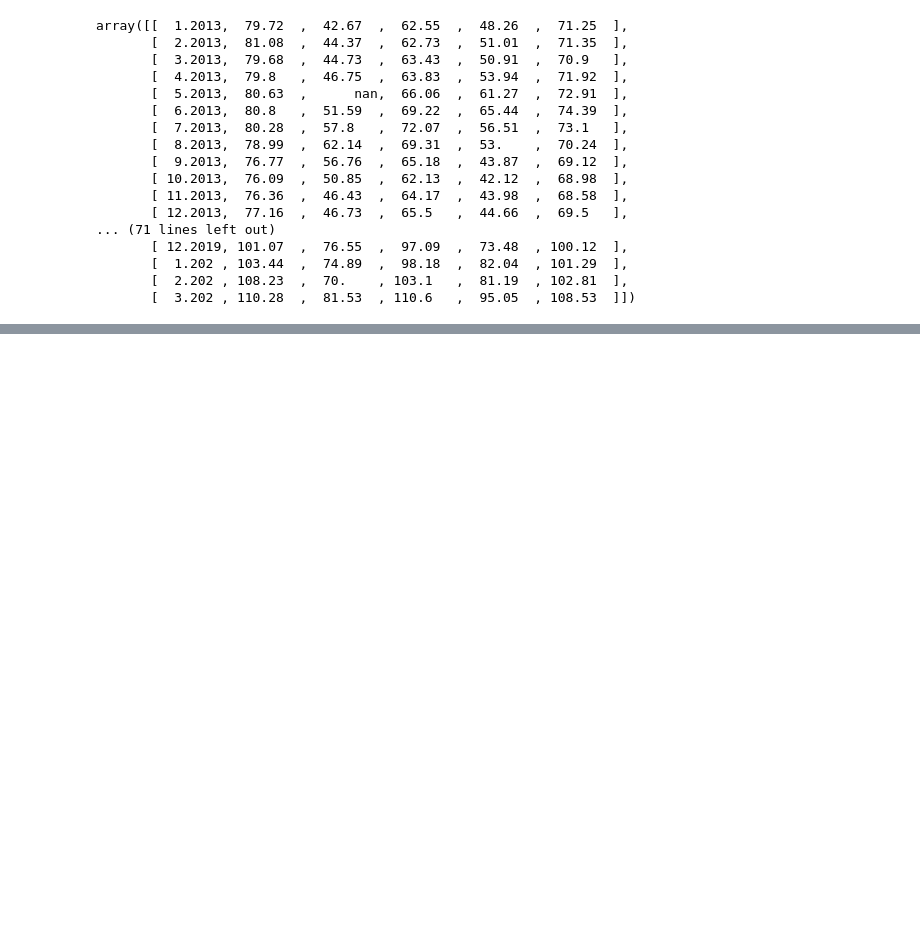
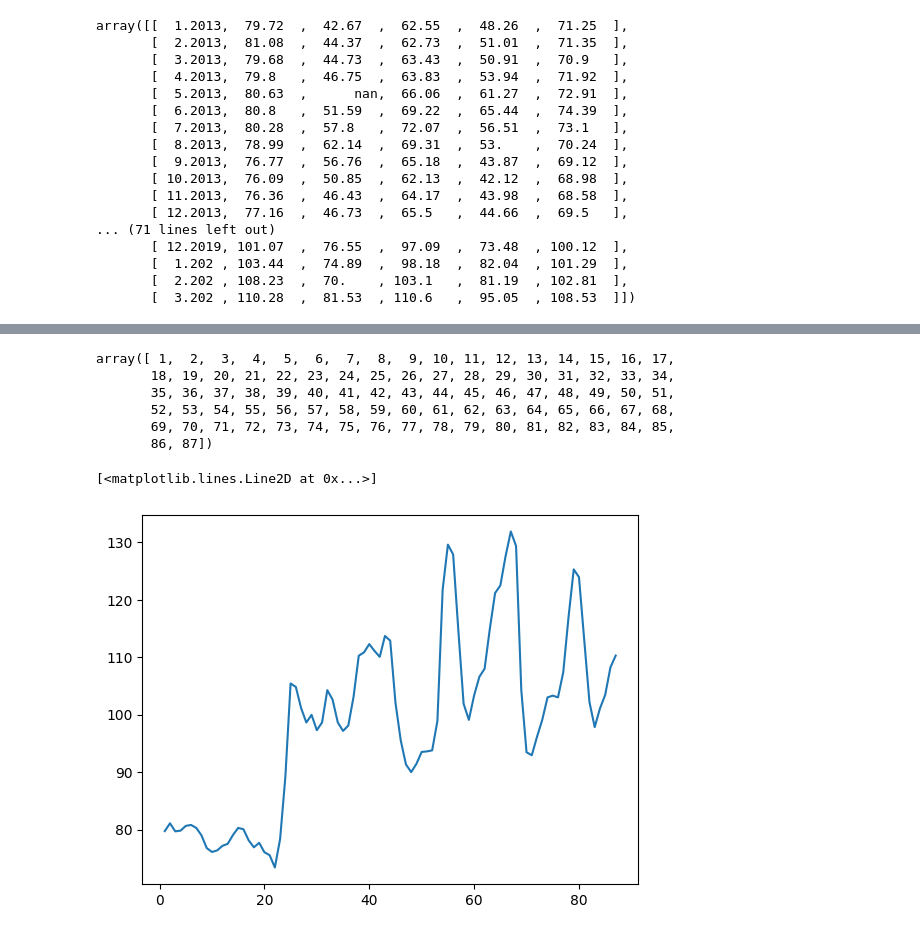
Before and after one commit to dscamacho333/Data_Science_Course, a Jupyter notebook: Numpy.ipynb, the cells around one changed output, grey strips where cells are left out. Cells and saved outputs as stored; diff of their text form; code cells hidden in the pictures; blank space fills up the shorter version.

```diff
--- a/Numpy.ipynb
+++ b/Numpy.ipynb
@@ -119,0 +198,27 @@ array([[  1.2013,  79.72  ,  42.67  ,  62.55  ,  48.26  ,  71.25  ],
+# %%
+# Create Secuencia Index per Month to organize Data
+
+apple_dataset_indexed_dates : np.ndarray = np.arange(
+    1,
+    88,
+    1
+)
+# %%
+apple_dataset_indexed_dates
+# %% [output]
+array([ 1,  2,  3,  4,  5,  6,  7,  8,  9, 10, 11, 12, 13, 14, 15, 16, 17,
+       18, 19, 20, 21, 22, 23, 24, 25, 26, 27, 28, 29, 30, 31, 32, 33, 34,
+       35, 36, 37, 38, 39, 40, 41, 42, 43, 44, 45, 46, 47, 48, 49, 50, 51,
+       52, 53, 54, 55, 56, 57, 58, 59, 60, 61, 62, 63, 64, 65, 66, 67, 68,
+       69, 70, 71, 72, 73, 74, 75, 76, 77, 78, 79, 80, 81, 82, 83, 84, 85,
+       86, 87])
+# %%
+# First city Graph after indexing the dates
+
+plt.plot(
+  apple_dataset_indexed_dates,
+  apple_dataset_prices_array[:, 0]
+)
+# %% [output]
+[<matplotlib.lines.Line2D at 0x...>]
+[figure, added]
```
Also changed, not shown: parts of 21 cells of this notebook.
